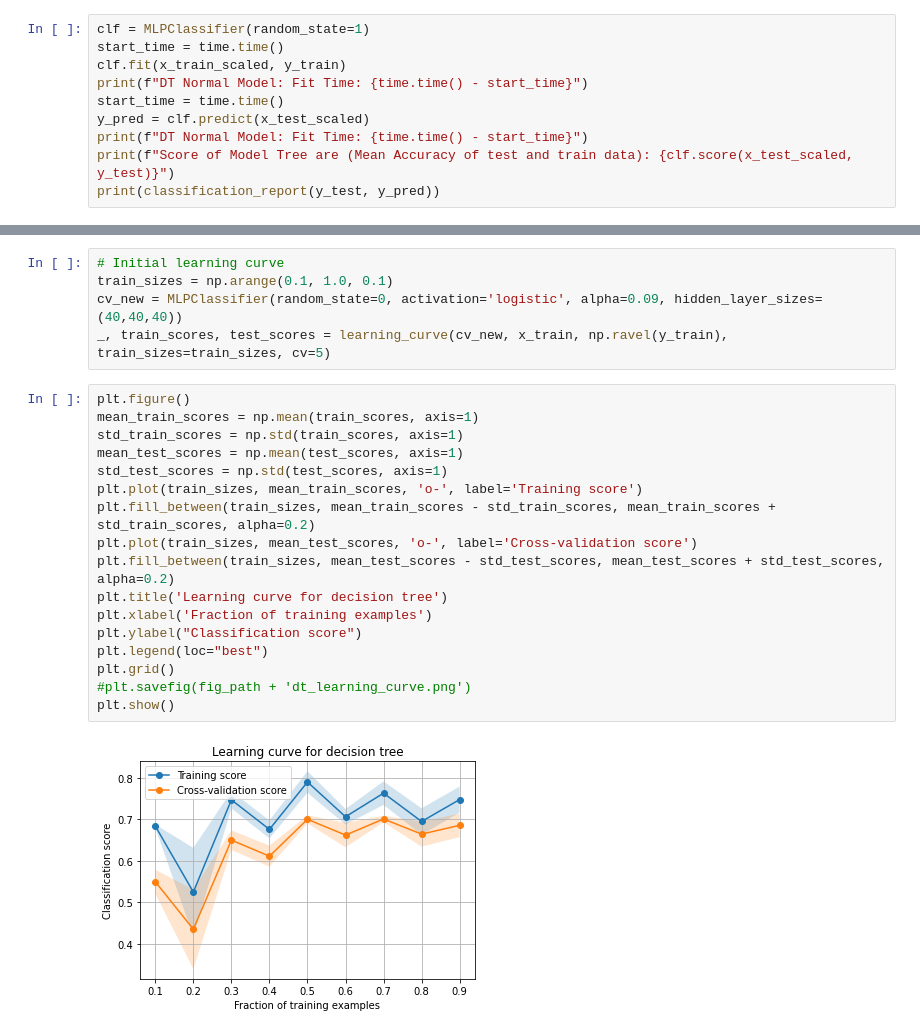
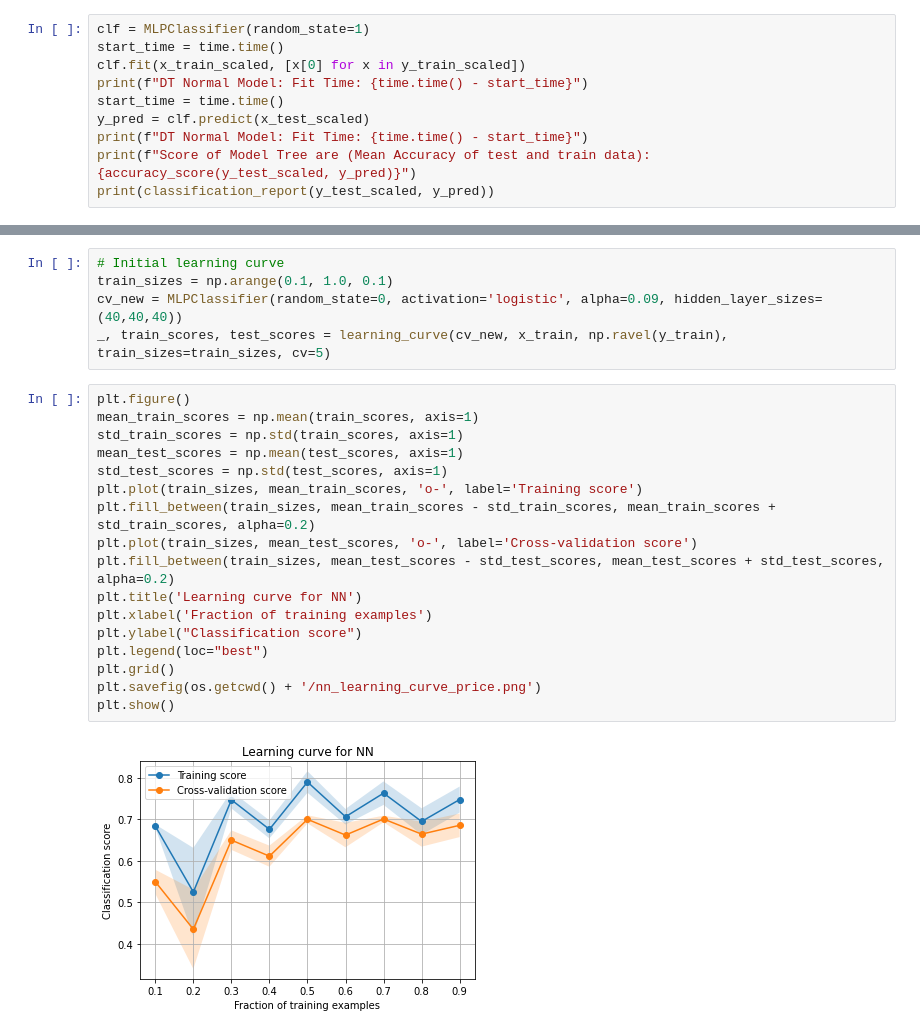
Before and after one commit to nitesh2104/ML, a Jupyter notebook: Supervised-Learning/ANN/ANN_PhonePrice.ipynb, the cells around one changed output, grey strips where cells are left out. Saved outputs shown, nothing was run; the diff lists cells and outputs as text.

```diff
--- a/Supervised-Learning/ANN/ANN_PhonePrice.ipynb
+++ b/Supervised-Learning/ANN/ANN_PhonePrice.ipynb
@@ -52,11 +53,11 @@ y_test_scaled = stadnard_scaler.fit_transform(y_test)
 # %%
 clf = MLPClassifier(random_state=1)
 start_time = time.time()
-clf.fit(x_train_scaled, y_train)
+clf.fit(x_train_scaled, [x[0] for x in y_train_scaled])
 print(f"DT Normal Model: Fit Time: {time.time() - start_time}")
 start_time = time.time()
 y_pred = clf.predict(x_test_scaled)
 print(f"DT Normal Model: Fit Time: {time.time() - start_time}")
-print(f"Score of Model Tree are (Mean Accuracy of test and train data): {clf.score(x_test_scaled, y_test)}")
-print(classification_report(y_test, y_pred))
+print(f"Score of Model Tree are (Mean Accuracy of test and train data): {accuracy_score(y_test_scaled, y_pred)}")
+print(classification_report(y_test_scaled, y_pred))
 # %% [output]
@@ -244,22 +253,22 @@ _, train_scores, test_scores = learning_curve(cv_new, x_train, np.ravel(y_train)
 # %%
 plt.figure()
 mean_train_scores = np.mean(train_scores, axis=1)
 std_train_scores = np.std(train_scores, axis=1)
 mean_test_scores = np.mean(test_scores, axis=1)
 std_test_scores = np.std(test_scores, axis=1)
 plt.plot(train_sizes, mean_train_scores, 'o-', label='Training score')
 plt.fill_between(train_sizes, mean_train_scores - std_train_scores, mean_train_scores + std_train_scores, alpha=0.2)
 plt.plot(train_sizes, mean_test_scores, 'o-', label='Cross-validation score')
 plt.fill_between(train_sizes, mean_test_scores - std_test_scores, mean_test_scores + std_test_scores, alpha=0.2)
-plt.title('Learning curve for decision tree')
+plt.title('Learning curve for NN')
 plt.xlabel('Fraction of training examples')
 plt.ylabel("Classification score")
 plt.legend(loc="best")
 plt.grid()
-#plt.savefig(fig_path + 'dt_learning_curve.png')
+plt.savefig(os.getcwd() + '/nn_learning_curve_price.png')
 plt.show()
 # %% [output]
-[figure, old version]
+[figure, new version]
 # %%
 fit_time_list = []
 predict_time_list = []
```
Also changed, not shown: parts of 15 cells of this notebook, 49 other files.
